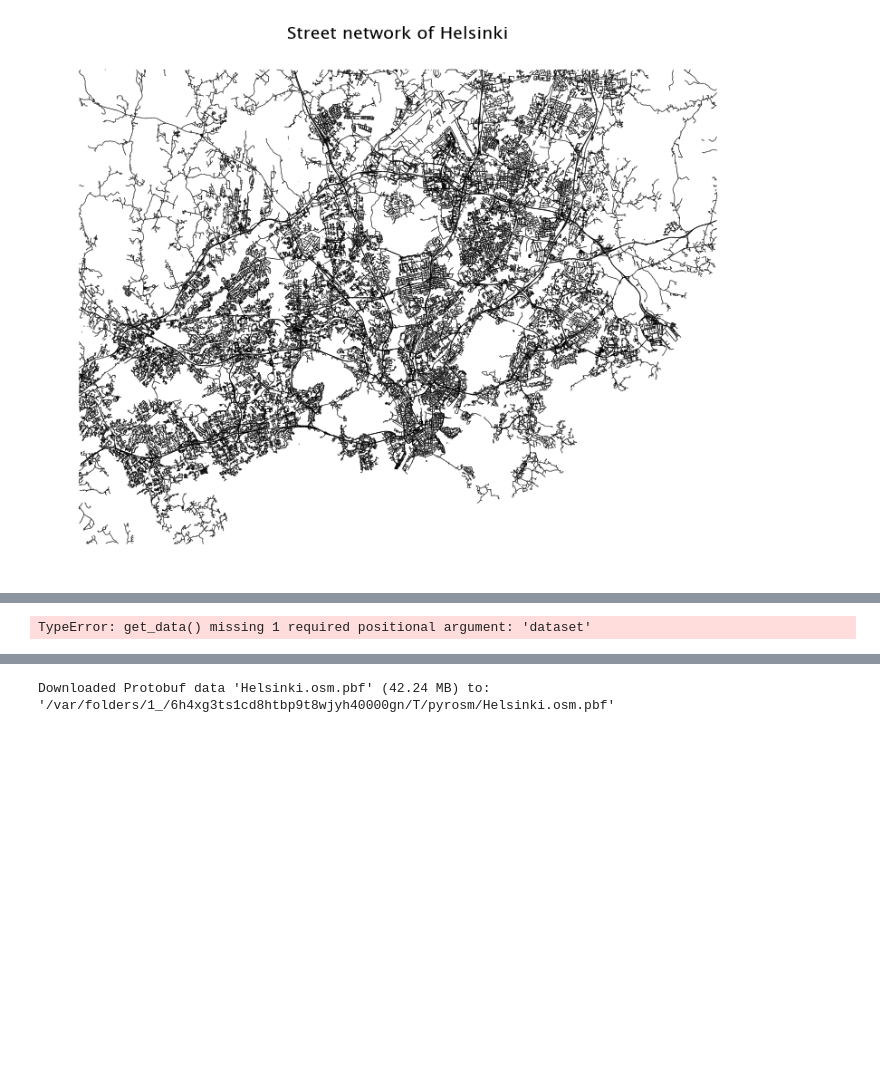
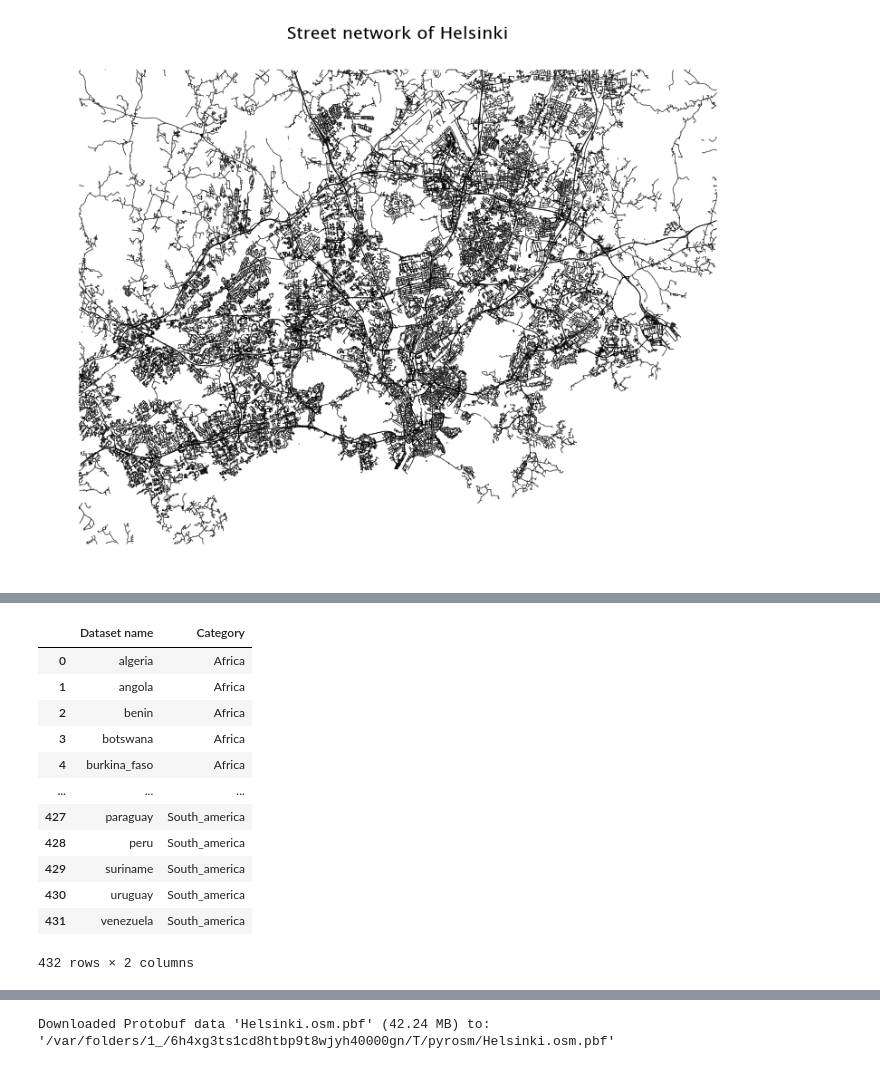
Before and after one commit to UlrikeDetective/maps, a Jupyter notebook: Openstreetmap/01start.ipynb, the cells around one changed output, grey strips where cells are left out. Saved outputs shown, nothing was run; the diff lists cells and outputs as text; code cells hidden in the pictures; blank space fills up the shorter version.

```diff
--- a/Openstreetmap/01start.ipynb
+++ b/Openstreetmap/01start.ipynb
@@ -118,6 +143,41 @@ See the caveats in the documentation: https://pandas.pydata.org/pandas-docs/stab
 # %%
-from pyrosm import get_data
+import pandas as pd
+from pyrosm.data import sources
 
-print(get_data())  # shows all categories like cities, regions, etc.
+# Cities
+cities = sources.cities.available
+df_cities = pd.DataFrame(cities, columns=["Dataset name"])
+df_cities["Category"] = "City"
+
+# Regions by continent
+region_attrs = ['africa', 'antarctica', 'asia', 'australia_oceania',
+                'central_america', 'europe', 'north_america', 'south_america', 'subregions']
+
+df_regions = pd.DataFrame()
+for attr in region_attrs:
+    regions = getattr(sources, attr).available
+    temp = pd.DataFrame(regions, columns=["Dataset name"])
+    temp["Category"] = attr.capitalize()  # e.g., "Europe", "Asia"
+    df_regions = pd.concat([df_regions, temp], ignore_index=True)
+
+# Combine cities and regions
+df = pd.concat([df_cities, df_regions], ignore_index=True)
+
+# Sort alphabetically
+df = df.sort_values(["Category", "Dataset name"]).reset_index(drop=True)
+
+df
 # %% [output]
+|  | Dataset name | Category |
+| 0 | algeria | Africa |
+| 1 | angola | Africa |
+| 2 | benin | Africa |
+| 3 | botswana | Africa |
+| 4 | burkina_faso | Africa |
+| ... | ... | ... |
+| 427 | paraguay | South_america |
+| 428 | peru | South_america |
+| 429 | suriname | South_america |
+| 430 | uruguay | South_america |
+| 431 | venezuela | South_america |
-TypeError: get_data() missing 1 required positional argument: 'dataset'
+432 rows × 2 columns
```
Also changed, not shown: parts of 2 cells of this notebook, 1 other file.
